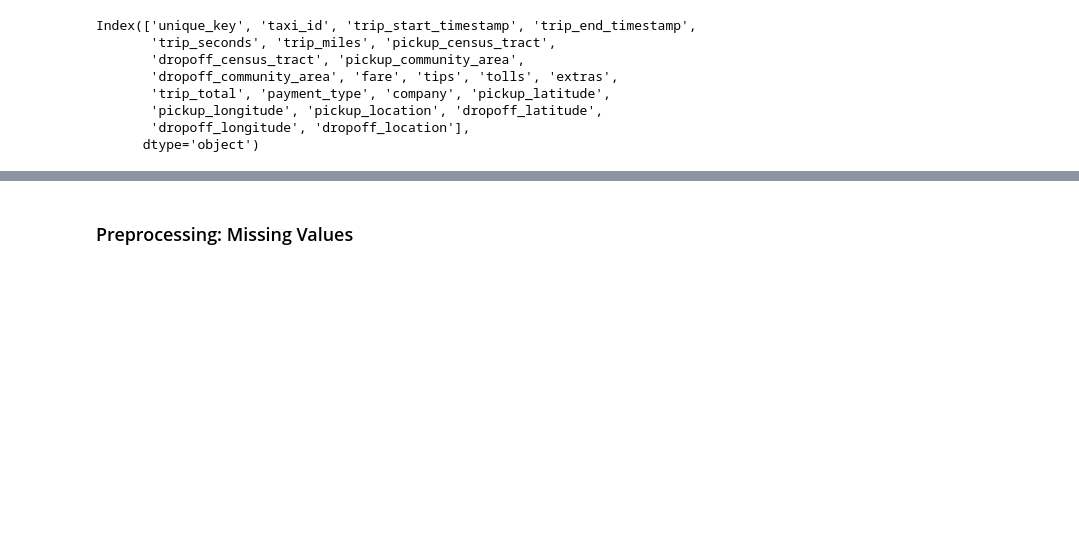
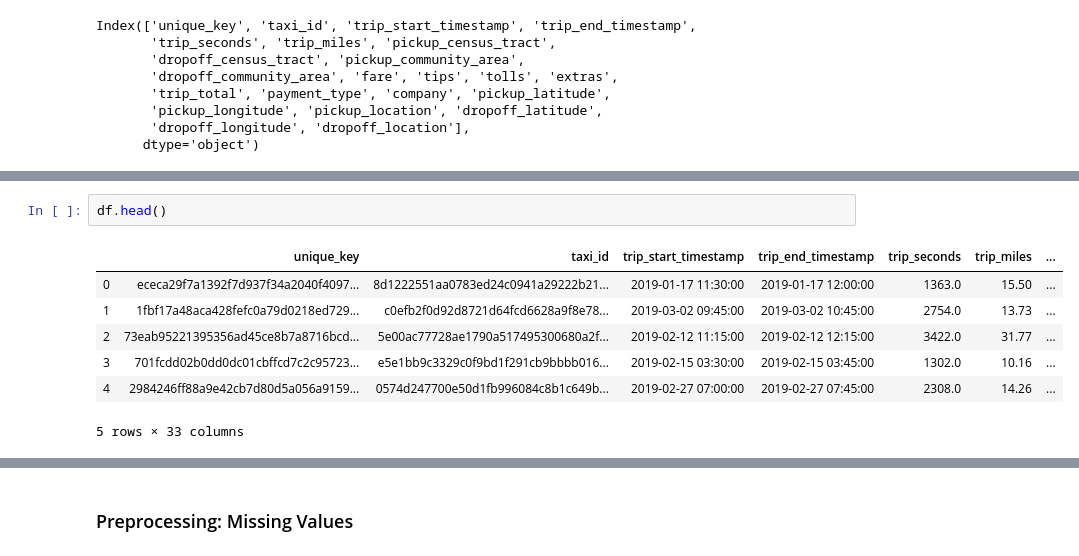
Before and after one commit to alexisgaziello/CSP_MATH_571_taxi_oracle, a Jupyter notebook: src/Taxis Analysis.ipynb, the cells around one changed output, grey strips where cells are left out. Saved outputs shown, nothing was run; the diff lists cells and outputs as text; blank space fills up the shorter version.

```diff
--- a/src/Taxis Analysis.ipynb
+++ b/src/Taxis Analysis.ipynb
@@ -73,3 +131,13 @@ Index(['unique_key', 'taxi_id', 'trip_start_timestamp', 'trip_end_timestamp',
+# %%
+df.head()
+# %% [output]
+|  | unique_key | taxi_id | trip_start_timestamp | trip_end_timestamp | trip_seconds | trip_miles | ... |
+| 0 | ececa29f7a1392f7d937f34a2040f4097... | 8d1222551aa0783ed24c0941a29222b21... | 2019-01-17 11:30:00 | 2019-01-17 12:00:00 | 1363.0 | 15.50 | ... |
+| 1 | 1fbf17a48aca428fefc0a79d0218ed729... | c0efb2f0d92d8721d64fcd6628a9f8e78... | 2019-03-02 09:45:00 | 2019-03-02 10:45:00 | 2754.0 | 13.73 | ... |
+| 2 | 73eab95221395356ad45ce8b7a8716bcd... | 5e00ac77728ae1790a517495300680a2f... | 2019-02-12 11:15:00 | 2019-02-12 12:15:00 | 3422.0 | 31.77 | ... |
+| 3 | 701fcdd02b0dd0dc01cbffcd7c2c95723... | e5e1bb9c3329c0f9bd1f291cb9bbbb016... | 2019-02-15 03:30:00 | 2019-02-15 03:45:00 | 1302.0 | 10.16 | ... |
+| 4 | 2984246ff88a9e42cb7d80d5a056a9159... | 0574d247700e50d1fb996084c8b1c649b... | 2019-02-27 07:00:00 | 2019-02-27 07:45:00 | 2308.0 | 14.26 | ... |
+5 rows × 33 columns
 # %%
 df.info()
 # %% [output]
```
Also changed, not shown: parts of 22 cells of this notebook.
